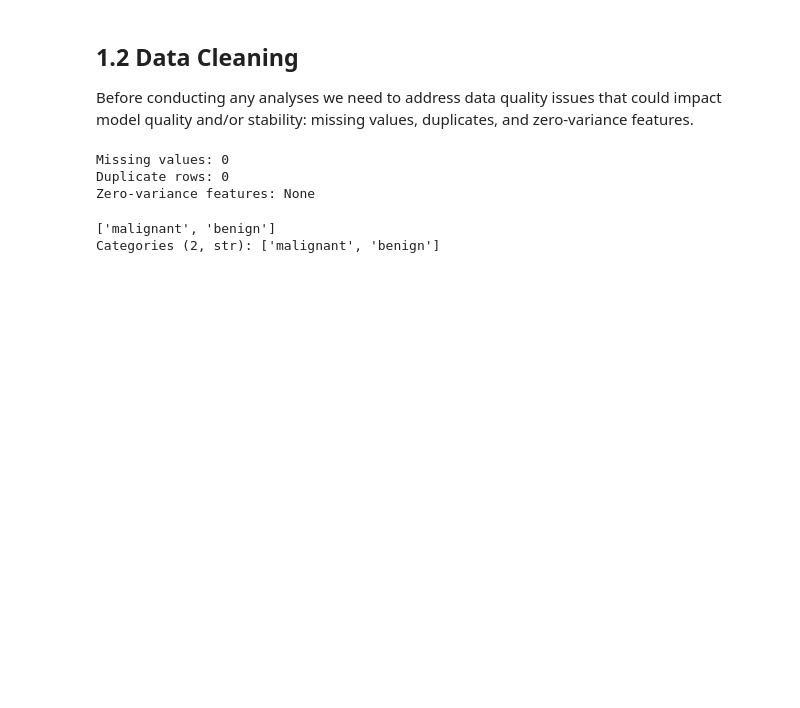
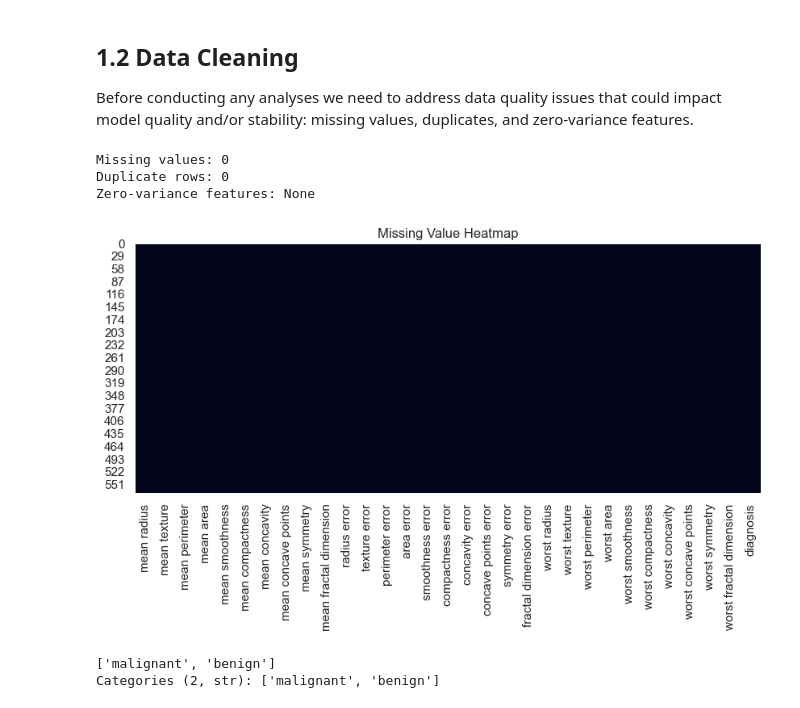
Before and after one commit to sarahcreighton/breast-cancer-classifier, a Jupyter notebook: notebooks/01_eda.ipynb, the cells around one changed output. Cells and saved outputs as stored; diff of their text form; code cells hidden in the pictures; blank space fills up the shorter version.

Commit message:
updated EDA with enhanced figures and commentary

```diff
--- a/notebooks/01_eda.ipynb
+++ b/notebooks/01_eda.ipynb
@@ -156,11 +166,13 @@ Duplicate rows: 0
 Zero-variance features: None
 # %%
 # Visualize missing values (if present)
-if df.isna().sum().sum() > 0:
+if df.isna().sum().sum() >= 0:          # >= 0 for visualization only
     plt.figure(figsize=(10,4))
     sns.heatmap(df.isnull(), cbar=False)
     plt.title("Missing Value Heatmap")
     plt.show()
+# %% [output]
+[figure, added]
 # %%
 # ensure class label consistency
 df["diagnosis"].unique()
```
Also changed, not shown: parts of 41 cells of this notebook, 3 other files.
